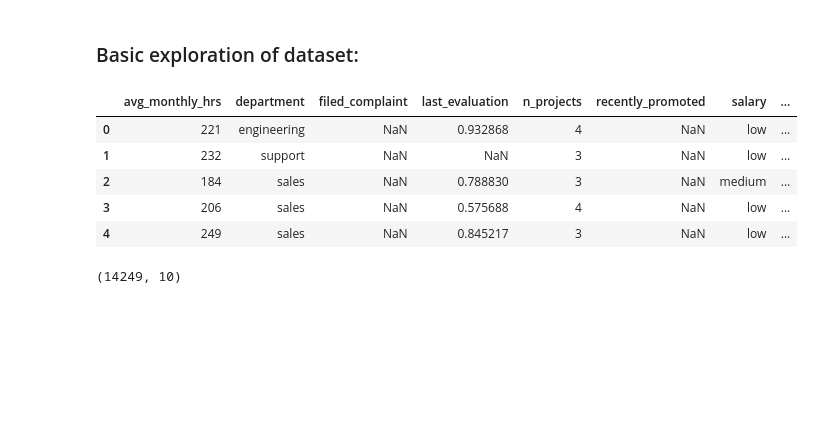
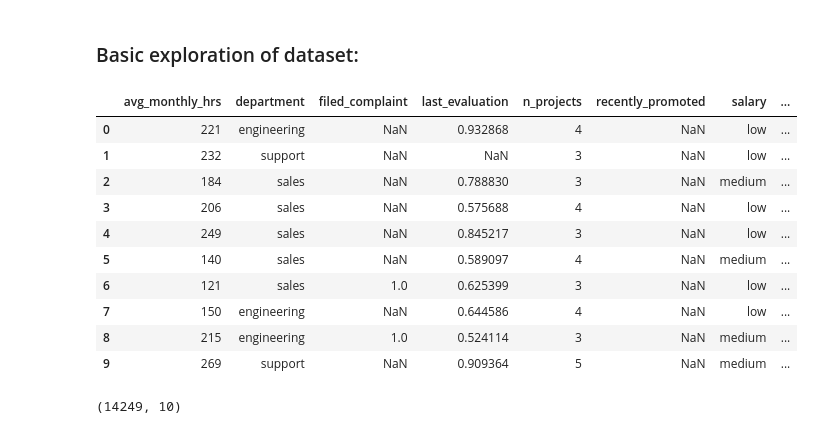
Before and after one commit to collin-zheng/udacity-data-scientist-capstone, a Jupyter notebook: EmployeeChurnNotebook.ipynb, the cells around one changed output. Saved outputs shown, nothing was run; the diff lists cells and outputs as text; code cells hidden in the pictures; blank space fills up the shorter version.

```diff
--- a/EmployeeChurnNotebook.ipynb
+++ b/EmployeeChurnNotebook.ipynb
@@ -81,14 +78,19 @@ df = pd.read_csv('employee_data.csv')
 # %% [markdown]
 ### Basic exploration of dataset:
 # %%
-df.head()
+df.head(10)
 # %% [output]
 |  | avg_monthly_hrs | department | filed_complaint | last_evaluation | n_projects | recently_promoted | salary | ... |
 | 0 | 221 | engineering | NaN | 0.932868 | 4 | NaN | low | ... |
 | 1 | 232 | support | NaN | NaN | 3 | NaN | low | ... |
 | 2 | 184 | sales | NaN | 0.788830 | 3 | NaN | medium | ... |
 | 3 | 206 | sales | NaN | 0.575688 | 4 | NaN | low | ... |
 | 4 | 249 | sales | NaN | 0.845217 | 3 | NaN | low | ... |
+| 5 | 140 | sales | NaN | 0.589097 | 4 | NaN | medium | ... |
+| 6 | 121 | sales | 1.0 | 0.625399 | 3 | NaN | low | ... |
+| 7 | 150 | engineering | NaN | 0.644586 | 4 | NaN | low | ... |
+| 8 | 215 | engineering | 1.0 | 0.524114 | 3 | NaN | medium | ... |
+| 9 | 269 | support | NaN | 0.909364 | 5 | NaN | medium | ... |
 # %%
 df.shape
 # %% [output]
```
Also changed, not shown: parts of 28 cells of this notebook, 4 other files.
